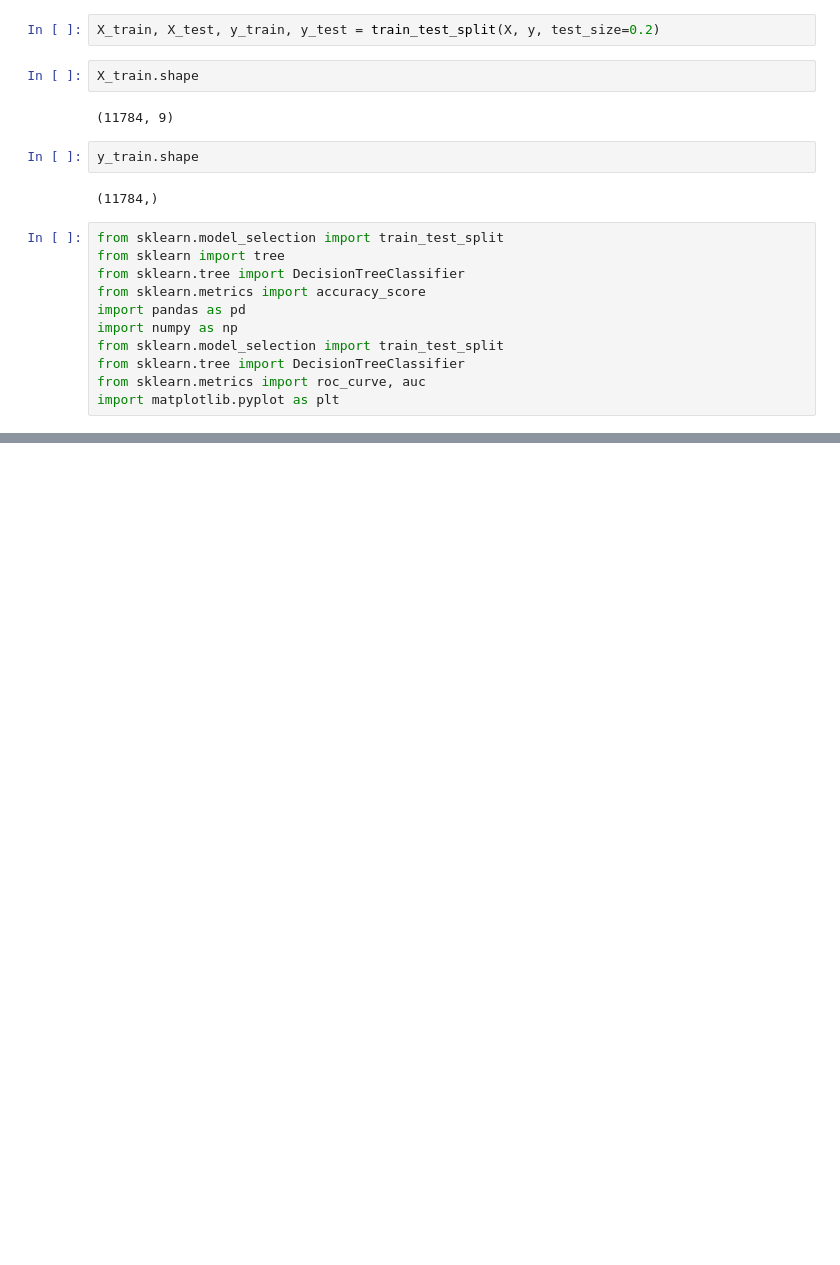
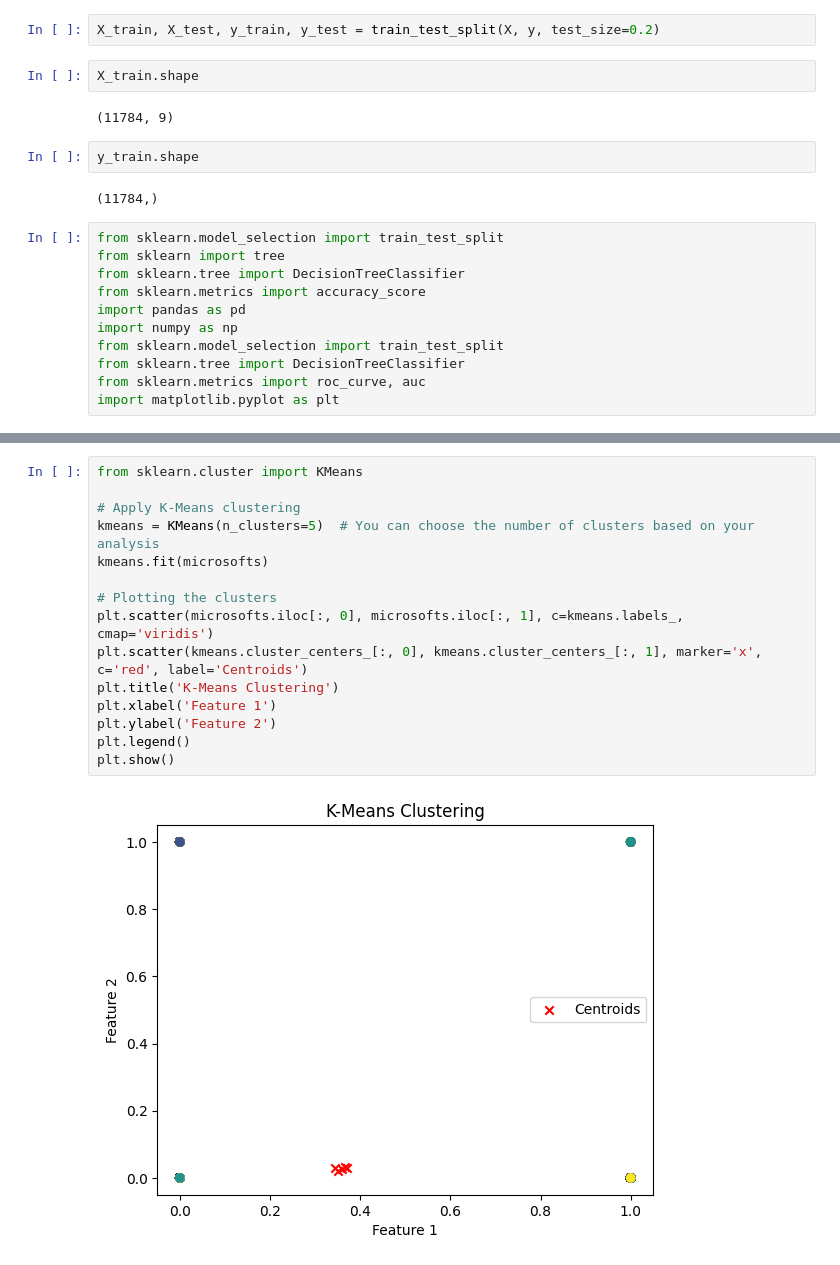
Before and after one commit to patech123/gomycode-data-science, a Jupyter notebook: Machine_Learning_Algorithms_Checkpoint_.ipynb, the cells around one changed output, grey strips where cells are left out. Saved outputs shown, nothing was run; the diff lists cells and outputs as text; blank space fills up the shorter version.

```diff
--- a/Machine_Learning_Algorithms_Checkpoint_.ipynb
+++ b/Machine_Learning_Algorithms_Checkpoint_.ipynb
@@ -217,0 +251,17 @@ plt.show()
+# %%
+from sklearn.cluster import KMeans
+
+# Apply K-Means clustering
+kmeans = KMeans(n_clusters=5)  # You can choose the number of clusters based on your analysis
+kmeans.fit(microsofts)
+
+# Plotting the clusters
+plt.scatter(microsofts.iloc[:, 0], microsofts.iloc[:, 1], c=kmeans.labels_, cmap='viridis')
+plt.scatter(kmeans.cluster_centers_[:, 0], kmeans.cluster_centers_[:, 1], marker='x', c='red', label='Centroids')
+plt.title('K-Means Clustering')
+plt.xlabel('Feature 1')
+plt.ylabel('Feature 2')
+plt.legend()
+plt.show()
+# %% [output]
+[figure, added]
```
Also changed, not shown: parts of 4 cells of this notebook.
